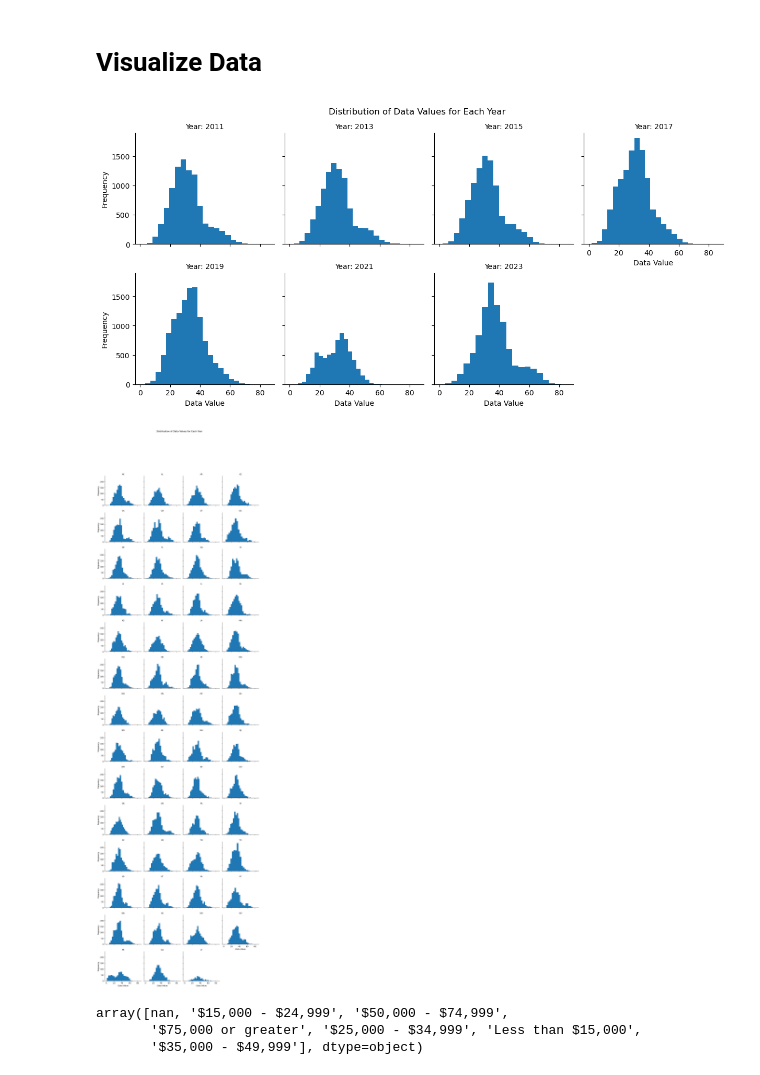
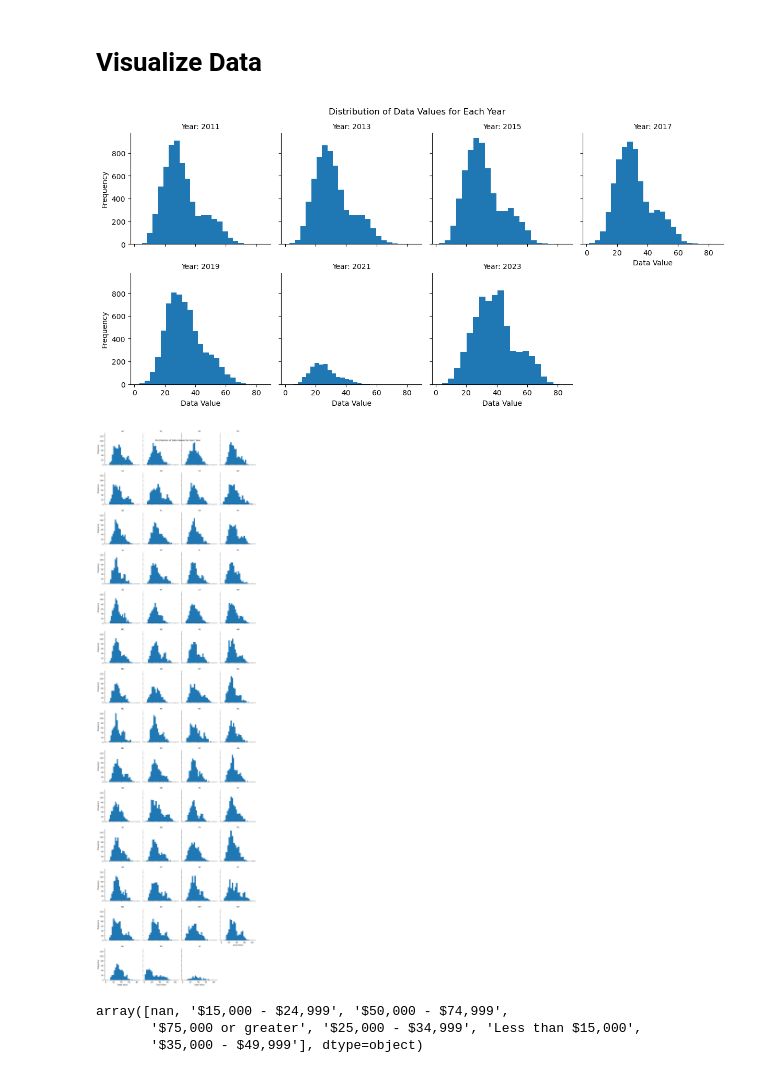
Before and after one commit to INFO-511-F24/final-project-TheOutliers, a Jupyter notebook: Code-Notebooks/Workspace_CML.ipynb, the cells around one changed output. Drawn from its saved outputs; the diff is of its cells as text; code cells hidden in the pictures.

```diff
--- a/Code-Notebooks/Workspace_CML.ipynb
+++ b/Code-Notebooks/Workspace_CML.ipynb
@@ -221,12 +221,15 @@ print(activity[['Question', 'Short_Question']].head())
 8                       Muscle Strengthening
 13  Moderate Exercise & Muscle Strengthening
 16         No Leisure-time Physical Activity
+# %%
+from datetime import datetime
+activity['Year'] = activity['YearStart'].apply(lambda x: datetime(x, 1, 1).strftime('%Y'))
 # %% [markdown]
 # Visualize Data
 # %%
 # Create the facet grid of histograms
 # Use FacetGrid to create a grid of histograms split by 'YearStart'
-g = sns.FacetGrid(brfss_short, col="YearStart", col_wrap=4, height=3)
+g = sns.FacetGrid(activity, col="Year", col_wrap=4, height=3)
 g.map(plt.hist, 'Data_Value', bins=20)
 
 # Adding some additional aesthetic enhancements
@@ -240,25 +243,24 @@ g.fig.suptitle('Distribution of Data Values for Each Year')  # Overall title for
 # Show the plot
 plt.show()
 # %% [output]
-[figure, old version]
+[figure, new version]
 # %%
 # Create the facet grid of histograms
 # Use FacetGrid to create a grid of histograms split by 'YearStart'
-g = sns.FacetGrid(brfss_short, col="LocationAbbr", palette='viridis', col_wrap=4)
+g = sns.FacetGrid(activity, col="LocationAbbr", palette='viridis', col_wrap=4)
 g.map(plt.hist, 'Data_Value', bins=20)
 
 # Adding some additional aesthetic enhancements
 g.set_titles('{col_name}')  # Set titles for each subplot
 g.set_axis_labels('Data Value', 'Frequency')  # Set axis labels
 
 # Adjust the axis and display the plots
-plt.subplots_adjust(top=0.9)
 g.fig.suptitle('Distribution of Data Values for Each Year')  # Overall title for all subplots
 
 # Show the plot
 plt.show()
 # %% [output]
-[figure, old version]
+[figure, new version]
 # %%
 activity = activity[activity['Income'] != 'Data not reported']
 activity['Income'].unique()
```
Also changed, not shown: parts of 3 cells of this notebook.
